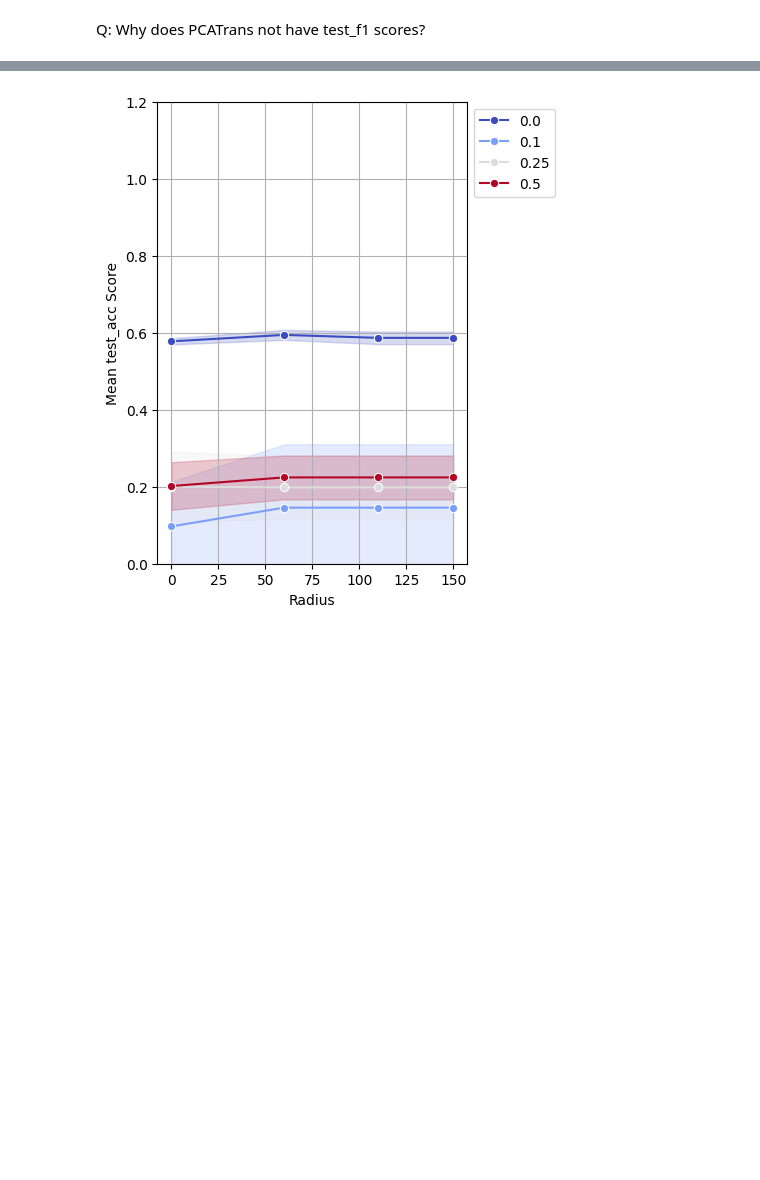
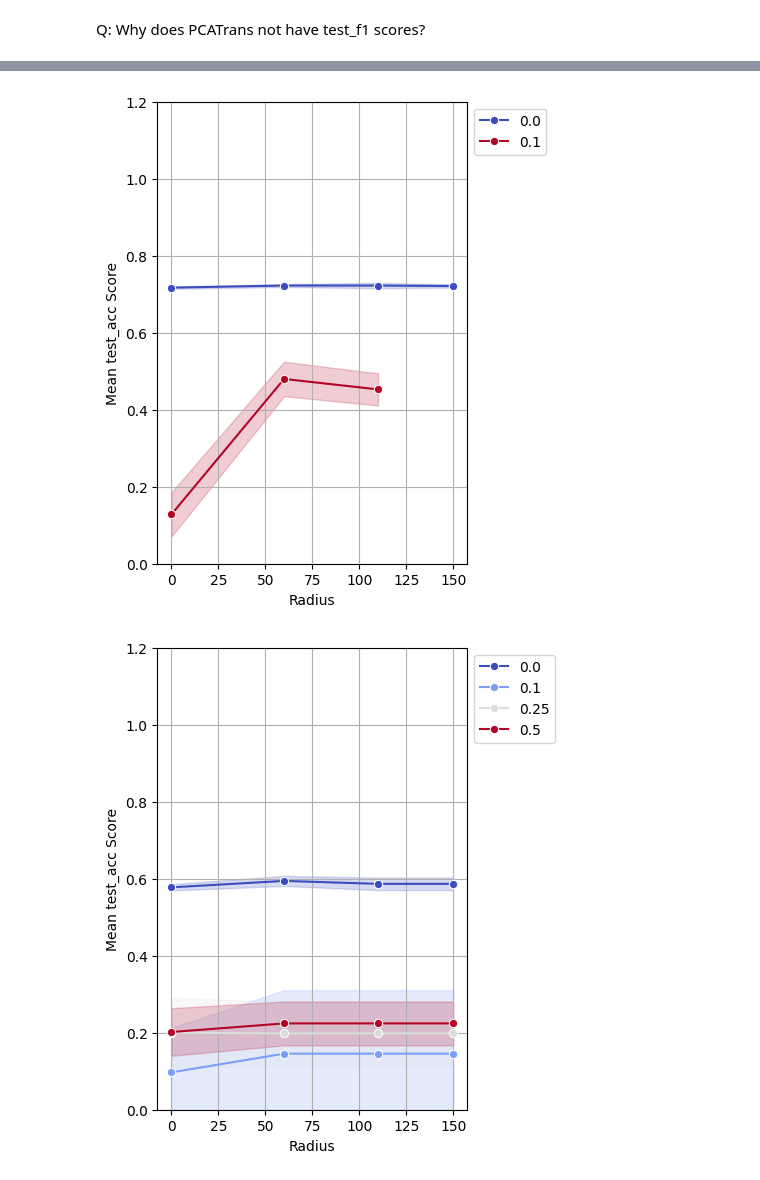
Before and after one commit to theislab/InterScale_reproducibility, a Jupyter notebook: notebooks/melton_jimenez_25/Node_class_performance.ipynb, the cells around one changed output, grey strips where cells are left out. Saved outputs shown, nothing was run; the diff lists cells and outputs as text; code cells hidden in the pictures; blank space fills up the shorter version.

```diff
--- a/notebooks/melton_jimenez_25/Node_class_performance.ipynb
+++ b/notebooks/melton_jimenez_25/Node_class_performance.ipynb
@@ -92,3 +193,7 @@ GNN_wandb.plot_robustness(metric="test_acc", save_path = f"{BASE_DIR_REPO}/Inter
+# %%
+DualInterScale_wandb.plot_robustness(metric="test_acc", save_path =  f"{BASE_DIR_REPO}/InterScale_reproducibility/figures/{DATA}/node_class")
+# %% [output]
+[figure, added]
 # %%
 PCATrans_wandb.plot_robustness(metric="test_acc", save_path =  f"{BASE_DIR_REPO}/InterScale_reproducibility/figures/{DATA}/node_class")
 # %% [output]
```
Also changed, not shown: parts of 30 cells of this notebook, 13 other files.
